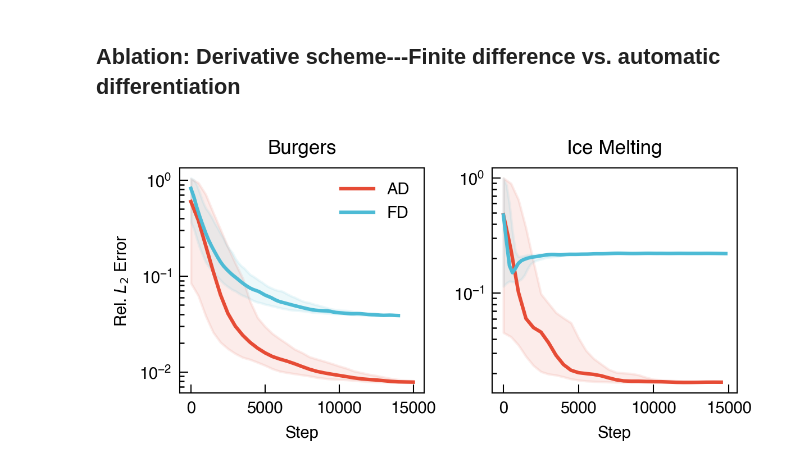
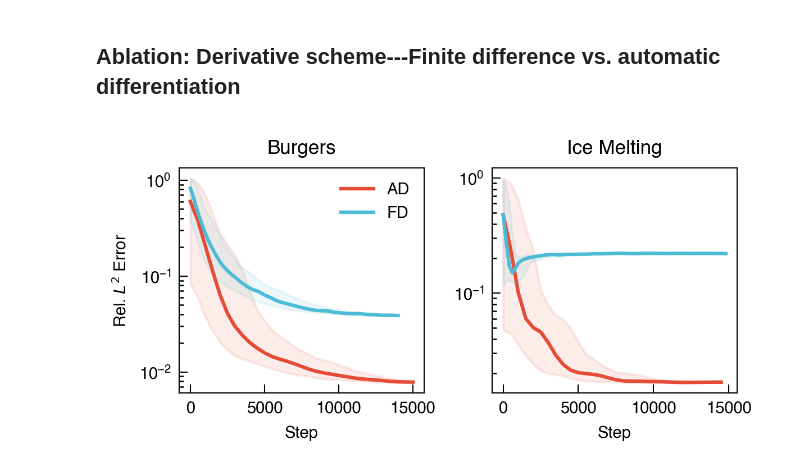
Before and after one commit to NanxiiChen/PI-CViT, a Jupyter notebook: eval.ipynb, the cells around one changed output. Cells and saved outputs as stored; diff of their text form; code cells hidden in the pictures.

```diff
--- a/eval.ipynb
+++ b/eval.ipynb
@@ -267,7 +267,7 @@ for example_idx, (name, paths) in enumerate(cvit_ret.items()):
     ax = axes[example_idx]
 
     if example_idx == 0:
-        ax.set_ylabel(f"Rel. $L_2$ Error")
+        ax.set_ylabel(f"Rel. $L^2$ Error")
     ax.set_title(name)
     ax.set_xlabel("Step")
 
@@ -327,7 +327,7 @@ for example_idx, (name, paths) in enumerate(deeponet_ret.items()):
     ax = axes[example_idx]
 
     if example_idx == 0:
-        ax.set_ylabel(f"Rel. $L_2$ Error")
+        ax.set_ylabel(f"Rel. $L^2$ Error")
     ax.set_title(name)
     ax.set_xlabel("Step")
 
@@ -369,7 +369,7 @@ fig, ax = plt.subplots(1, 1, figsize=(2.6, 2),)
 for example_idx, (name, paths) in enumerate(fno_ret.items()):
 
     if example_idx == 0:
-        ax.set_ylabel(f"Rel. $L_2$ Error")
+        ax.set_ylabel(f"Rel. $L^2$ Error")
     ax.set_title(name)
     ax.set_xlabel("Step")
 
@@ -412,7 +412,7 @@ for idx, (name, path) in enumerate(datasets.items()):
     ax.set_xscale("log", base=2)
     ax.set_xlabel("Num. of labeled data trajectories")
     if idx==0:
-        ax.set_ylabel("Rel. $L_2$ Error")
+        ax.set_ylabel("Rel. $L^2$ Error")
 
 
     ax.axhline(pure_physics_err[idx], color="C0",
@@ -481,32 +481,32 @@ datasets = {
     "Ice Melting": [
         "training_logs/ice_melting/run-ice_melting_ellipse_cvit_sota-0121-tag-eval_l2_error.csv",
         "training_logs/ice_melting/run-ice_melting_ellipse_cvit_ablation_loss_fd-tag-eval_l2_error.csv"
     ],
 }
 
 tags = ["AD", "FD"]
 
 fig, axes = plt.subplots(1, 2, figsize=(4, 2),)
 axes = axes.flatten()
 for idx, (name, paths) in enumerate(datasets.items()):
     ax = axes[idx]
     for j, (path, tag) in enumerate(zip(paths, tags)):
         if path is None:
             continue
         df = pd.read_csv(path)
         val = df["Value"].values
         step = df["Step"].values
         mean, lower, upper = smooth_loss_log_gaussian(val, sigma=1.2, n_boot=1000)
         ax.fill_between(step, lower, upper, color=f"C{j}", alpha=0.1,)
         ax.plot(step, mean, label=tag, color=f"C{j}")
 
     ax.set(xlabel="Step", title=name,
            yscale="log")
     if idx == 0:
         ax.legend()
-        ax.set(ylabel="Rel. $L_2$ Error")
+        ax.set(ylabel="Rel. $L^2$ Error")
 
 fig.tight_layout()
 fig.savefig("./figures/ablation_loss_fd_vs_ad.pdf", bbox_inches="tight", pad_inches=0.01)
 # %% [output]
-[figure, old version]
+[figure, new version]
```
Also changed, not shown: parts of 5 cells of this notebook, 9 other files.
